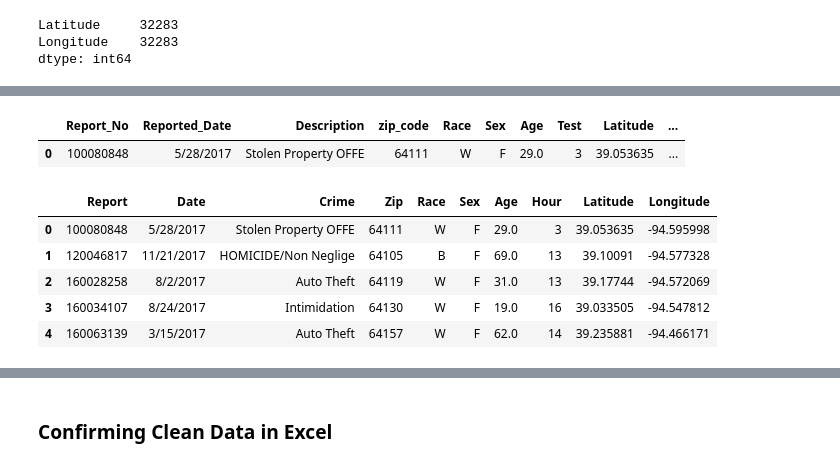
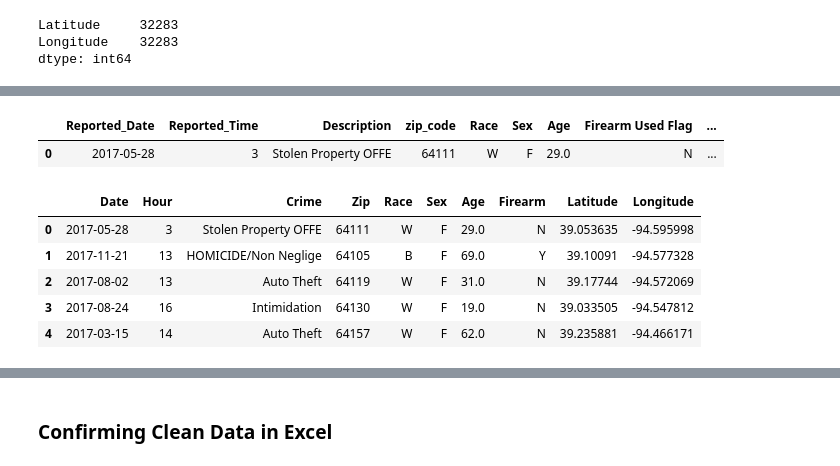
Before and after one commit to MarkLikesData/Predicting_Kansas_City_Crime, a Jupyter notebook: KCMO_Crime_get_dummies_current.ipynb, the cells around one changed output, grey strips where cells are left out. Saved outputs shown, nothing was run; the diff lists cells and outputs as text; code cells hidden in the pictures.

```diff
--- a/KCMO_Crime_get_dummies_current.ipynb
+++ b/KCMO_Crime_get_dummies_current.ipynb
@@ -40,4 +41,5 @@ kc_crime['Reported_Hour'] = pd.to_datetime(kc_crime['Reported_Time'])
-# %%
-kc_crime["Reported_Hour"] = kc_crime["Reported_Hour"].dt.floor('h')
-# %%
-kc_crime['Test'] = kc_crime['Reported_Hour'].dt.hour
+# %%
+kc_crime.Reported_Date = pd.to_datetime(kc_crime.Reported_Date)
+kc_crime.Reported_Time = pd.to_datetime(kc_crime.Reported_Time)
+kc_crime["Reported_Time"] = kc_crime["Reported_Time"].dt.floor('h')
+kc_crime['Reported_Time'] = kc_crime['Reported_Time'].dt.hour
@@ -55,8 +77,8 @@ kc_crime.head()
 ### Rename & drop columns
 # %%
 kc_crime.rename(columns={'Zip Code':'zip_code'}, inplace=True)
-kc_crime_dropped_columns = kc_crime.drop(['Reported_Hour', 'Reported_Time', 'To_Date', 'From_Date', 'To_Time', 'From_Time',
-                          'Offense', 'IBRS', 'Rep_Dist', 'Area', 'Beat', 'Address'], axis=1)
+kc_crime_dropped_columns = kc_crime.drop(['Report_No', 'To_Date', 'From_Date', 'To_Time', 'From_Time',
+                          'Offense', 'IBRS', 'Rep_Dist', 'Area', 'Beat', 'DVFlag', 'Address'], axis=1)
 # %% [markdown]
 ### Filter for male and female victims age 90 and under in KCMO
 # %%
@@ -149,22 +167,22 @@ dtype: int64
 # %%
 kcmo_crime_no_lat_nans = kcmo_crime_with_nans[kcmo_crime_with_nans.Latitude.str.contains("NaN") == False]
 kcmo_crime_no_nans = kcmo_crime_no_lat_nans[kcmo_crime_no_lat_nans.Longitude.str.contains("NaN") == False]
-kc_crime_close = kcmo_crime_no_nans.drop(['City', 'DVFlag', 'Invl_No', 'Involvement', 'Firearm Used Flag', 'Location'], axis=1)
+kc_crime_close = kcmo_crime_no_nans.drop(['City', 'Invl_No', 'Involvement', 'Location'], axis=1)
 kc_crime_close.head(1)
 # %% [output]
-|  | Report_No | Reported_Date | Description | zip_code | Race | Sex | Age | Test | Latitude | ... |
-| 0 | 100080848 | 5/28/2017 | Stolen Property OFFE | 64111 | W | F | 29.0 | 3 | 39.053635 | ... |
+|  | Reported_Date | Reported_Time | Description | zip_code | Race | Sex | Age | Firearm Used Flag | ... |
+| 0 | 2017-05-28 | 3 | Stolen Property OFFE | 64111 | W | F | 29.0 | N | ... |
 # %%
-kc_crime_close.columns = ("Report", "Date", "Crime", "Zip", "Race", "Sex", "Age", "Hour", "Latitude", "Longitude")
+kc_crime_close.columns = ( "Date", "Hour", "Crime", "Zip", "Race", "Sex", "Age", "Firearm", "Latitude", "Longitude")
 kc_crime_close = kc_crime_close.reset_index(drop=True)
 kc_crime_close.head()
 # %% [output]
-|  | Report | Date | Crime | Zip | Race | Sex | Age | Hour | Latitude | Longitude |
-| 0 | 100080848 | 5/28/2017 | Stolen Property OFFE | 64111 | W | F | 29.0 | 3 | 39.053635 | -94.595998 |
-| 1 | 120046817 | 11/21/2017 | HOMICIDE/Non Neglige | 64105 | B | F | 69.0 | 13 | 39.10091 | -94.577328 |
-| 2 | 160028258 | 8/2/2017 | Auto Theft | 64119 | W | F | 31.0 | 13 | 39.17744 | -94.572069 |
-| 3 | 160034107 | 8/24/2017 | Intimidation | 64130 | W | F | 19.0 | 16 | 39.033505 | -94.547812 |
-| 4 | 160063139 | 3/15/2017 | Auto Theft | 64157 | W | F | 62.0 | 14 | 39.235881 | -94.466171 |
+|  | Date | Hour | Crime | Zip | Race | Sex | Age | Firearm | Latitude | Longitude |
+| 0 | 2017-05-28 | 3 | Stolen Property OFFE | 64111 | W | F | 29.0 | N | 39.053635 | -94.595998 |
+| 1 | 2017-11-21 | 13 | HOMICIDE/Non Neglige | 64105 | B | F | 69.0 | Y | 39.10091 | -94.577328 |
+| 2 | 2017-08-02 | 13 | Auto Theft | 64119 | W | F | 31.0 | N | 39.17744 | -94.572069 |
+| 3 | 2017-08-24 | 16 | Intimidation | 64130 | W | F | 19.0 | N | 39.033505 | -94.547812 |
+| 4 | 2017-03-15 | 14 | Auto Theft | 64157 | W | F | 62.0 | N | 39.235881 | -94.466171 |
 # %%
 kc_crime_close.count()
 # %% [output]
```
Also changed, not shown: parts of 20 cells of this notebook, 10 other files.
